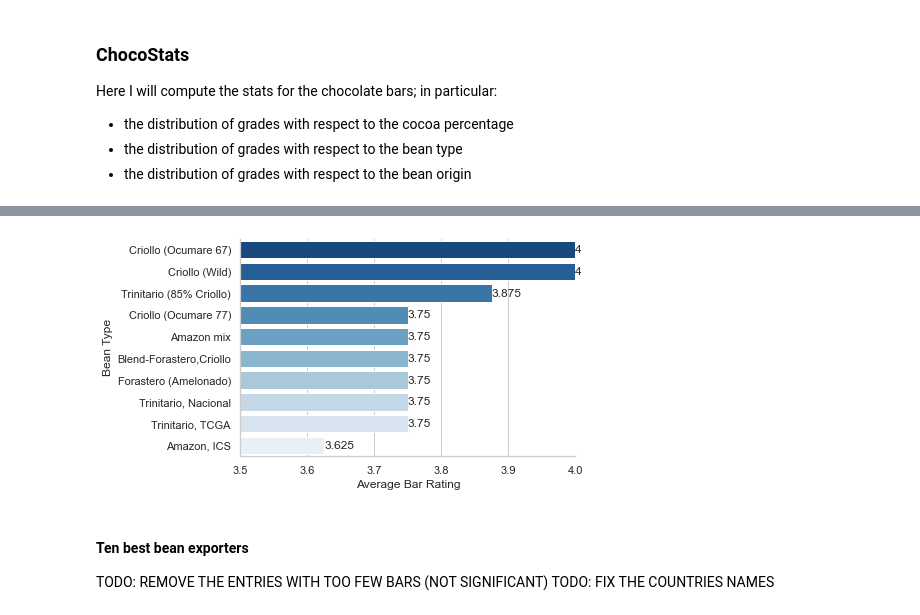
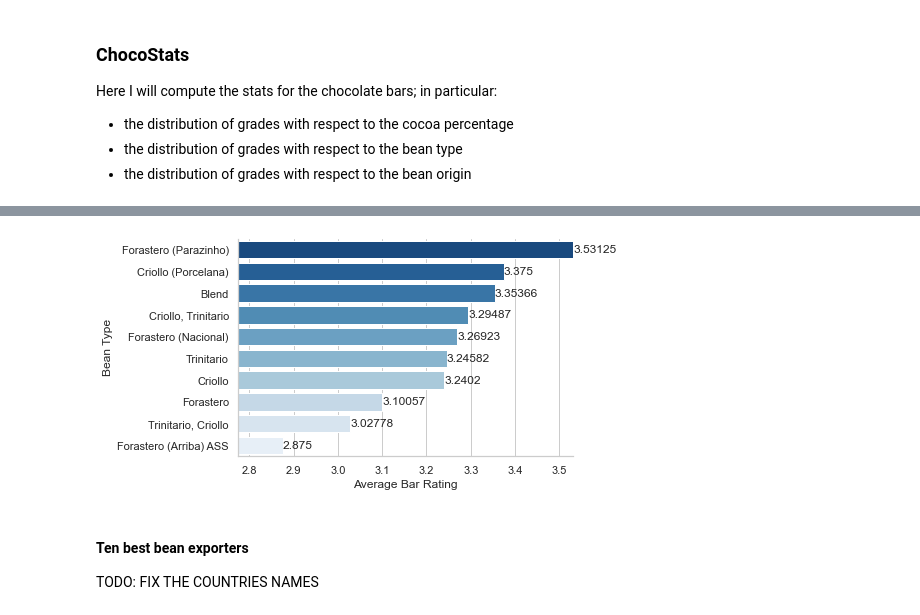
Before and after one commit to loris2222/ChocoData, a Jupyter notebook: code/Companies and Chocostats.ipynb, the cells around one changed output, grey strips where cells are left out. Cells and saved outputs as stored; diff of their text form; code cells hidden in the pictures.

```diff
--- a/code/Companies and Chocostats.ipynb
+++ b/code/Companies and Chocostats.ipynb
@@ -197,7 +252,8 @@ beans = chocodata.bean_type.unique()
 # %%
 # Create the DataFrame that collects the average grade with respect to the cocoa percentage
 d = { 'bean_type': [],
-      'avg_rating': []
+      'avg_rating': [],
+      'num_bars': []
     }
 avg_bean_type = pd.DataFrame(d)
 
@@ -205,32 +261,32 @@ avg_bean_type = pd.DataFrame(d)
 for b in beans:
     bars = chocodata[chocodata.bean_type == b]
     mean_rating = bars['rating'].mean()
+    num = bars['ref'].count()
     d = pd.DataFrame(
         {'bean_type': [b],
-         'avg_rating': [mean_rating]})
+         'avg_rating': [mean_rating],
+         'num_bars': [num]})
     tmp = [avg_bean_type, d]
-    avg_bean_type = pd.concat(tmp)
+    avg_bean_type = pd.concat(tmp, ignore_index=True)
 
 # Remove all the grades linked to an unknown bean type
 avg_bean_type = avg_bean_type[avg_bean_type.bean_type != 'unknown']
 
+# Remove all the entries with too few bars
+avg_bean_type = avg_bean_type.drop(avg_bean_type[avg_bean_type.num_bars < min_bars].index)
+
 # Extract the 10 better bean types, in terms of average rating
 ten_better_types = avg_bean_type.nlargest(10, columns=['avg_rating'])
-# %%
-# Plot the data through a horizontal barplot
-ax = sns.barplot(data=ten_better_types, x='avg_rating', y='bean_type', palette=palette)
-ax.set(xlabel='Average Bar Rating', ylabel='Bean Type')
-ax.bar_label(ax.containers[0])
-ax.set(xlim=(3.5, 4))
-sns.despine()
-
-plt.savefig('images/best_beanTypes.pdf')
-# %% [output]
-[figure, removed]
+# %%
+# Plot a bar plot
+bar_plot(ten_better_types, 'avg_rating', 'bean_type', 'Average Bar Rating', 'Bean Type', palette)
+
+plt.savefig('images/best_beanTypes.pdf')
+# %% [output]
+[figure, added]
 # %% [markdown]
 #### Ten best bean exporters
 
-TODO: REMOVE THE ENTRIES WITH TOO FEW BARS (NOT SIGNIFICANT)
 TODO: FIX THE COUNTRIES NAMES
 # %%
 # Get a list of all the unique cocoa bean origins
```
Also changed, not shown: parts of 21 cells of this notebook, 8 other files.
